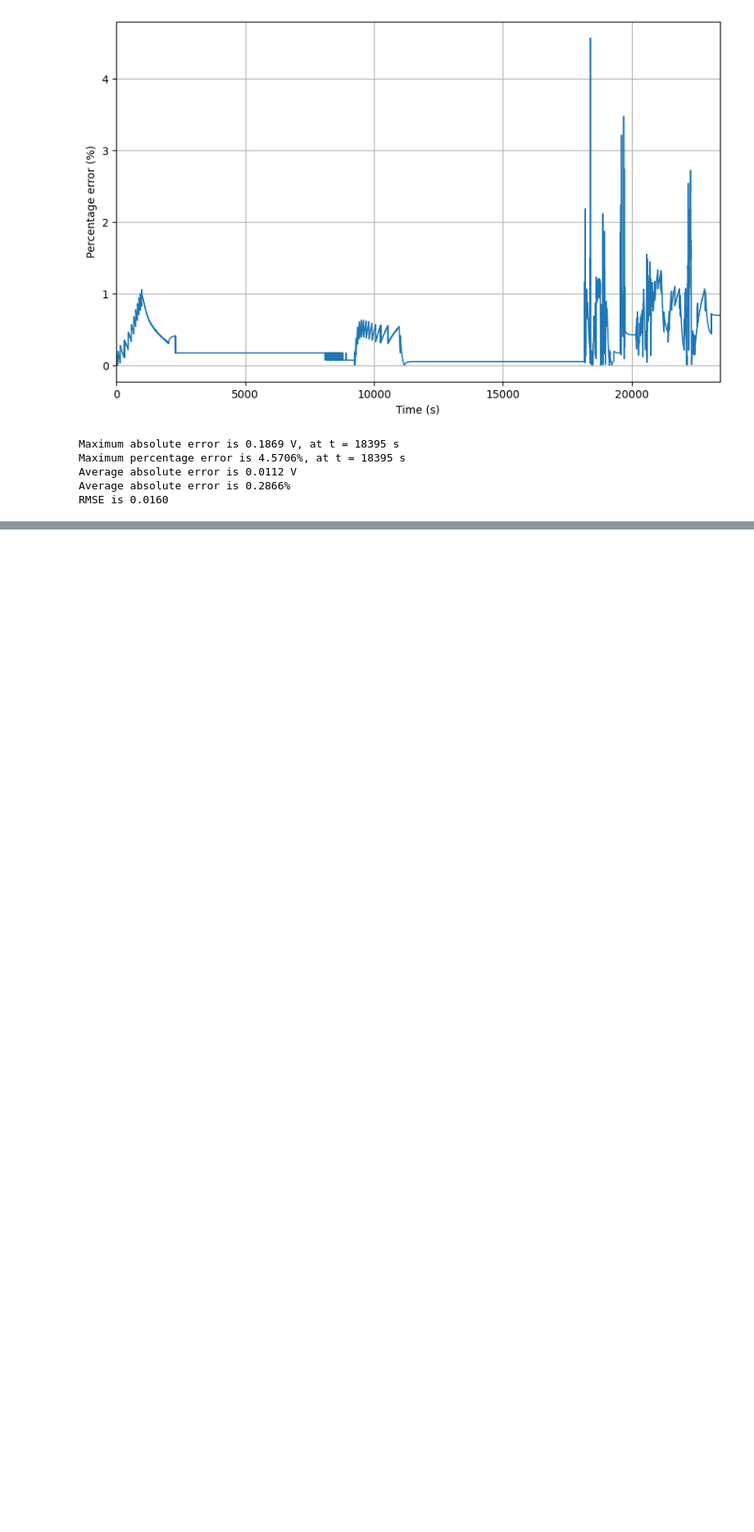
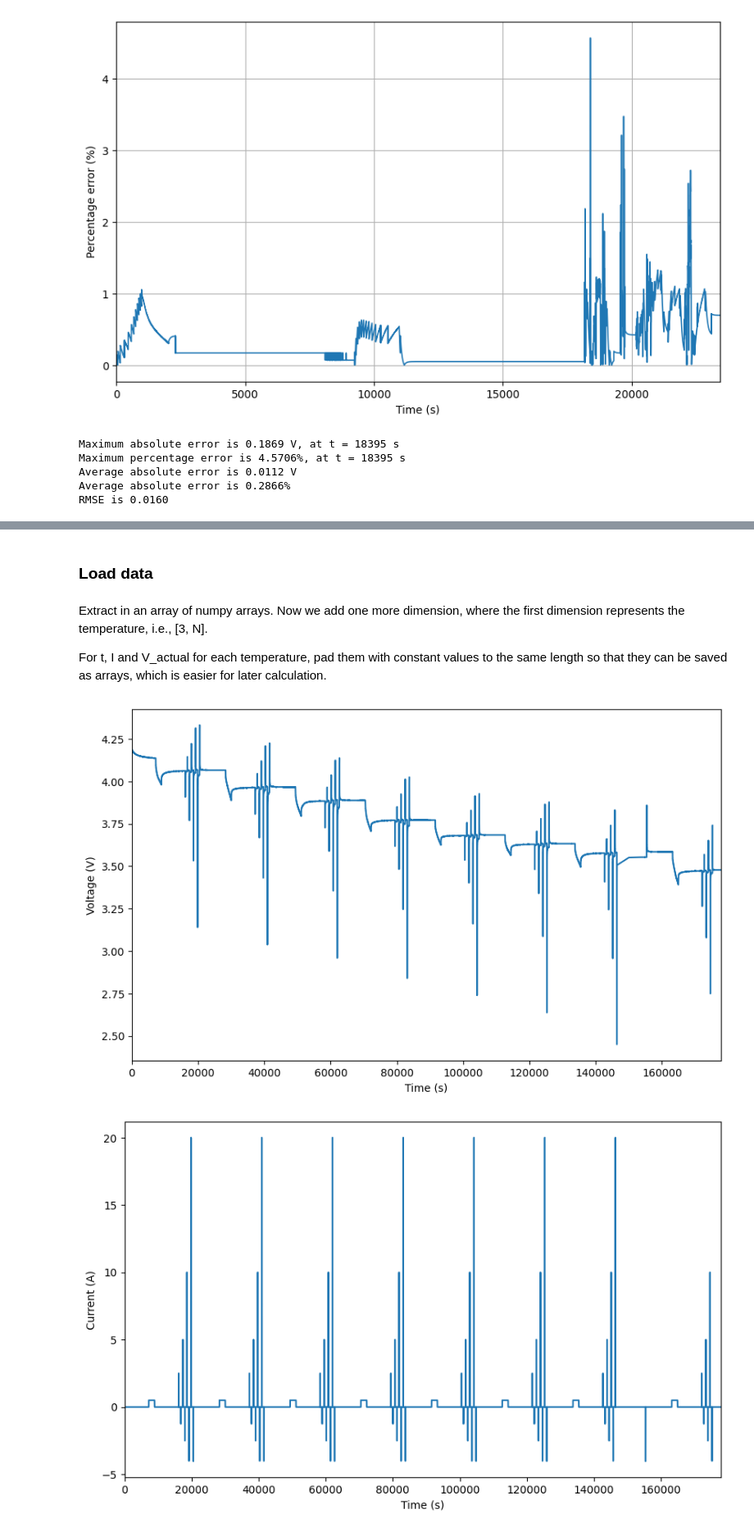
Before and after one commit to sunfanyi/modelling-of-lithium-ion-batteries, a Jupyter notebook: part_3.ipynb, the cells around one changed output, grey strips where cells are left out. Shown at 82% size. Drawn from its saved outputs; the diff is of its cells as text; code cells hidden in the pictures; blank space fills up the shorter version.

```diff
--- a/part_3.ipynb
+++ b/part_3.ipynb
@@ -638,0 +633,11 @@ RMSE is 0.2401
+# %% [markdown]
+### Load data
+# %% [markdown]
+Extract in an array of numpy arrays. Now we add one more dimension, where the first dimension represents the temperature, i.e., [3, N].
+
+For t, I and V_actual for each temperature, pad them with constant values to the same length so that they can be saved as arrays, which is easier for later calculation.
+# %%
+SOC_OCV_data = pd.read_csv(os.path.join(data_dir, 'SOC_OCV_MFCTT_2019.csv'), sep='\t')
+training_data_0 = pd.read_csv(os.path.join(data_dir, 'Model_Training_Data_0.csv'))
+training_data_20 = pd.read_csv(os.path.join(data_dir, 'Model_Training_Data_20.csv'))
+training_data_40 = pd.read_csv(os.path.join(data_dir, 'Model_Training_Data_40.csv'))
@@ -638,0 +675,18 @@ RMSE is 0.2401
+# %%
+which_temp = 0  # 0 if 0 degC, 1 if 20 degC, 2 if 40 degC
+_, ax = plt.subplots(figsize=(10, 6))
+ax.plot(t[which_temp], V_actual[which_temp])
+ax.set_xlim([0, t[which_temp, -1]])
+ax.set_xlabel('Time (s)')
+ax.set_ylabel('Voltage (V)')
+
+_, ax = plt.subplots(figsize=(10, 6))
+ax.plot(t[which_temp], I[which_temp])
+ax.set_xlim([0, t[which_temp, -1]])
+ax.set_xlabel('Time (s)')
+ax.set_ylabel('Current (A)')
+
+plt.show()
+# %% [output]
+[figure, added]
+[figure, added]
```
Also changed, not shown: parts of 26 cells of this notebook.
